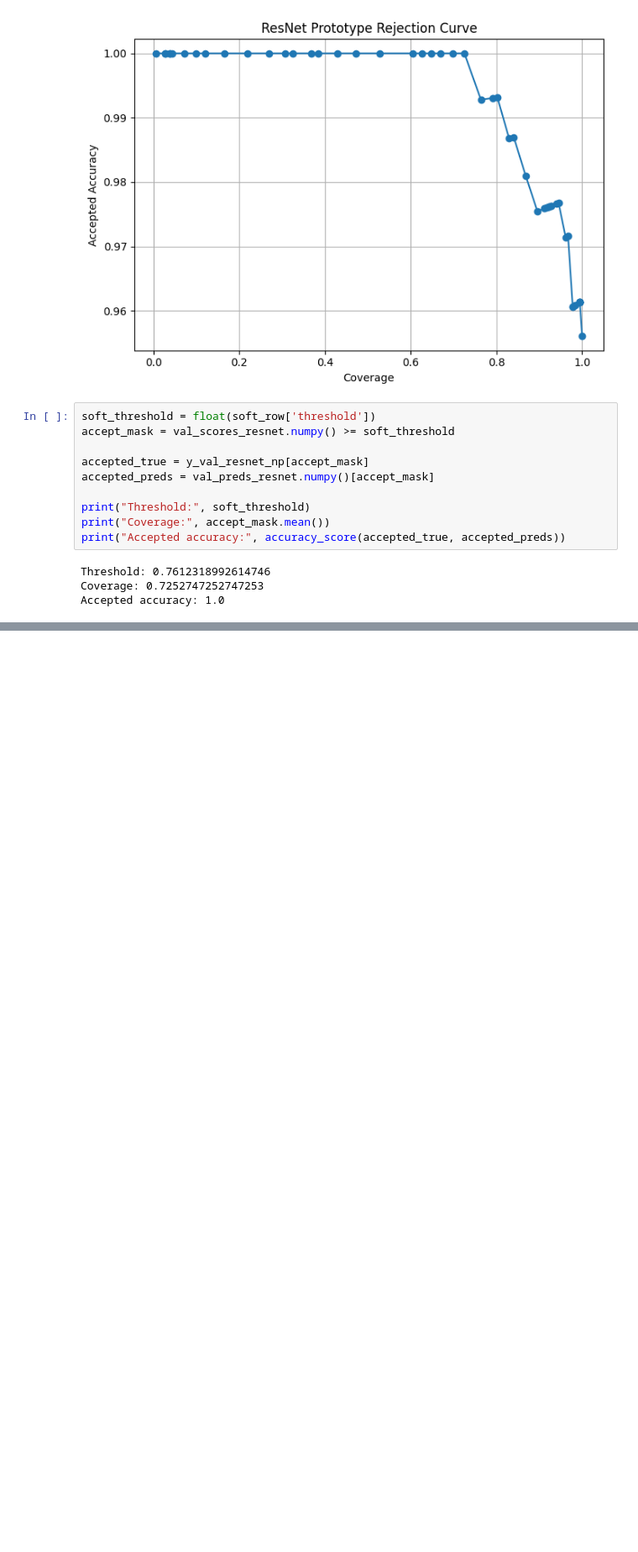
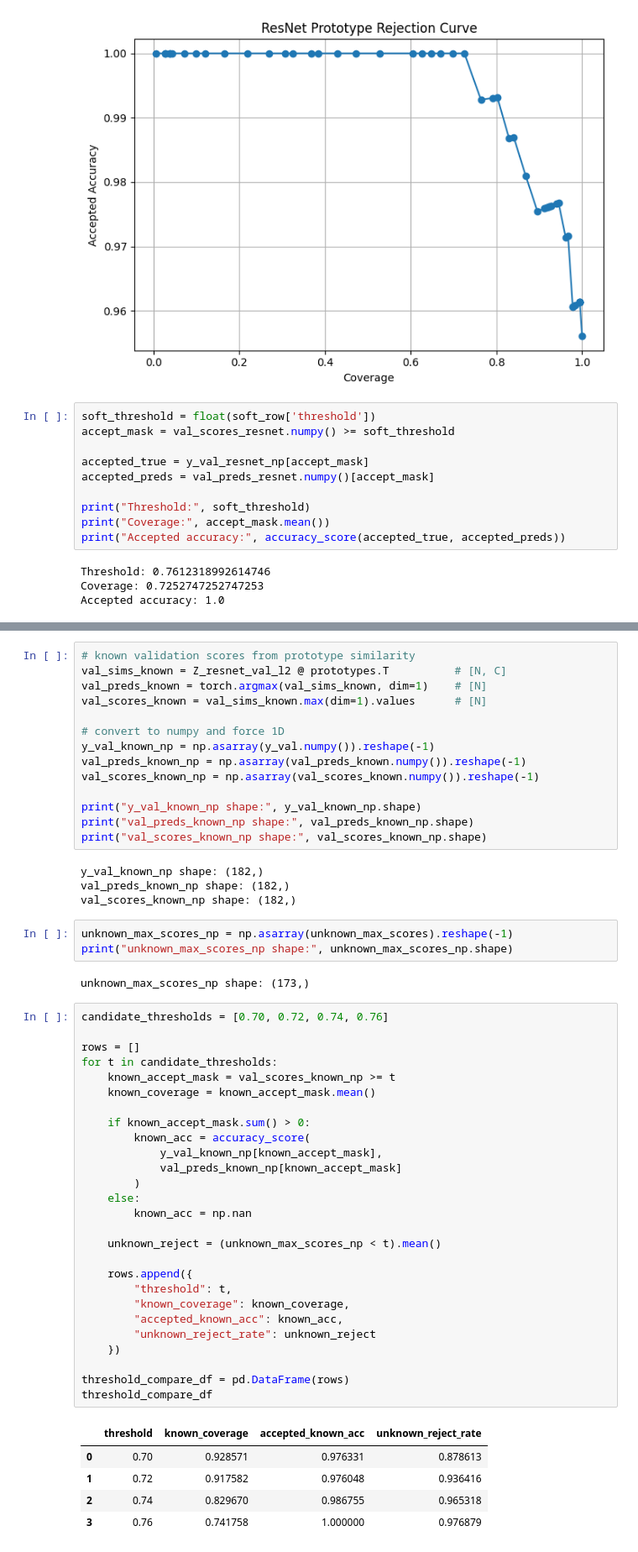
Before and after one commit to Tseng0318/ENDG511project, a Jupyter notebook: david_solution.ipynb, the cells around one changed output, grey strips where cells are left out. Shown at 84% size. Saved outputs shown, nothing was run; the diff lists cells and outputs as text; blank space fills up the shorter version.

```diff
--- a/david_solution.ipynb
+++ b/david_solution.ipynb
@@ -3183,0 +3203,56 @@ def predict_single_image(image_path):
+# %%
+# known validation scores from prototype similarity
+val_sims_known = Z_resnet_val_l2 @ prototypes.T          # [N, C]
+val_preds_known = torch.argmax(val_sims_known, dim=1)    # [N]
+val_scores_known = val_sims_known.max(dim=1).values      # [N]
+
+# convert to numpy and force 1D
+y_val_known_np = np.asarray(y_val.numpy()).reshape(-1)
+val_preds_known_np = np.asarray(val_preds_known.numpy()).reshape(-1)
+val_scores_known_np = np.asarray(val_scores_known.numpy()).reshape(-1)
+
+print("y_val_known_np shape:", y_val_known_np.shape)
+print("val_preds_known_np shape:", val_preds_known_np.shape)
+print("val_scores_known_np shape:", val_scores_known_np.shape)
+# %% [output]
+y_val_known_np shape: (182,)
+val_preds_known_np shape: (182,)
+val_scores_known_np shape: (182,)
+# %%
+unknown_max_scores_np = np.asarray(unknown_max_scores).reshape(-1)
+print("unknown_max_scores_np shape:", unknown_max_scores_np.shape)
+# %% [output]
+unknown_max_scores_np shape: (173,)
+# %%
+candidate_thresholds = [0.70, 0.72, 0.74, 0.76]
+
+rows = []
+for t in candidate_thresholds:
+    known_accept_mask = val_scores_known_np >= t
+    known_coverage = known_accept_mask.mean()
+
+    if known_accept_mask.sum() > 0:
+        known_acc = accuracy_score(
+            y_val_known_np[known_accept_mask],
+            val_preds_known_np[known_accept_mask]
+        )
+    else:
+        known_acc = np.nan
+
+    unknown_reject = (unknown_max_scores_np < t).mean()
+
+    rows.append({
+        "threshold": t,
+        "known_coverage": known_coverage,
+        "accepted_known_acc": known_acc,
+        "unknown_reject_rate": unknown_reject
+    })
+
+threshold_compare_df = pd.DataFrame(rows)
+threshold_compare_df
+# %% [output]
+|  | threshold | known_coverage | accepted_known_acc | unknown_reject_rate |
+| 0 | 0.70 | 0.928571 | 0.976331 | 0.878613 |
+| 1 | 0.72 | 0.917582 | 0.976048 | 0.936416 |
+| 2 | 0.74 | 0.829670 | 0.986755 | 0.965318 |
+| 3 | 0.76 | 0.741758 | 1.000000 | 0.976879 |
```
Also changed, not shown: parts of 16 cells of this notebook.
